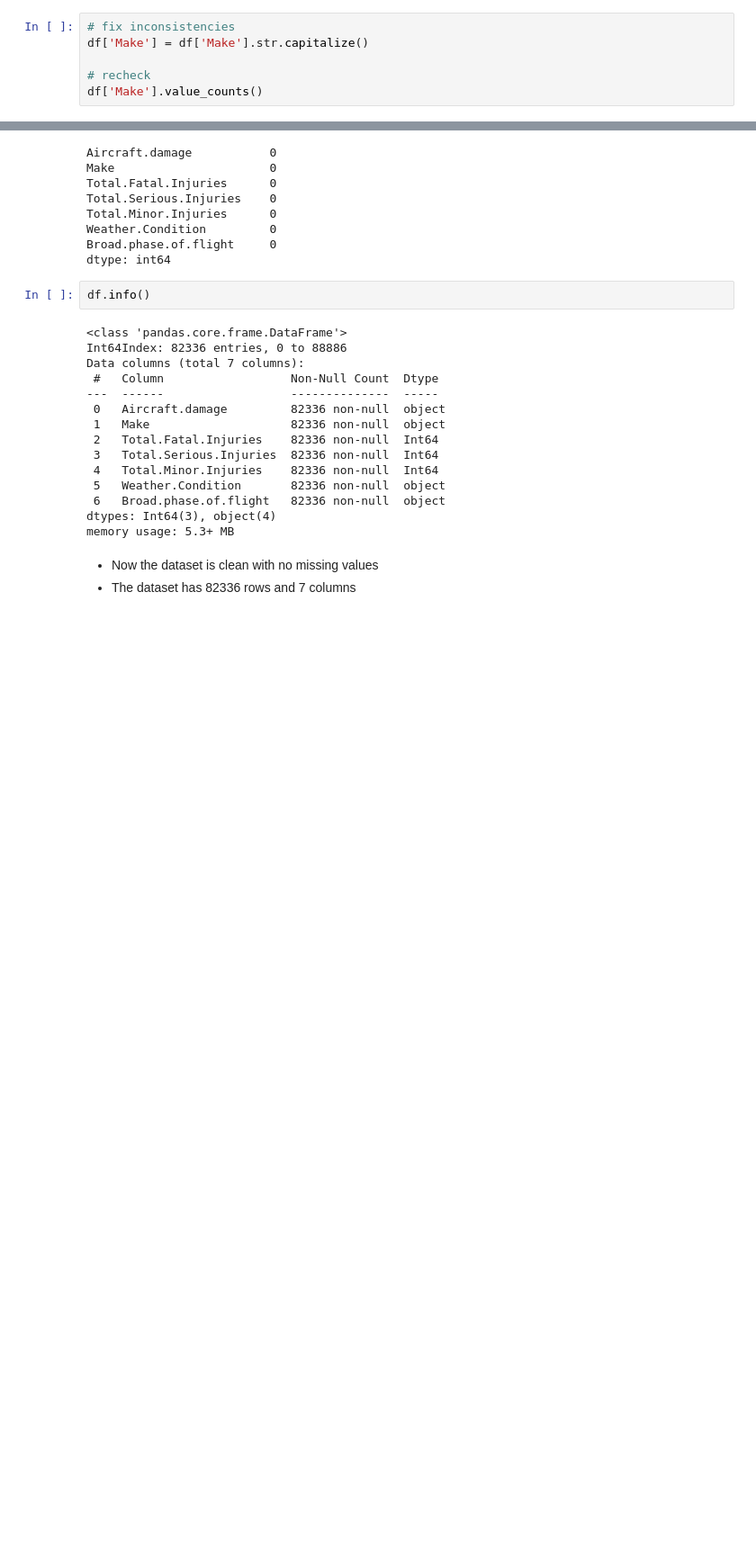
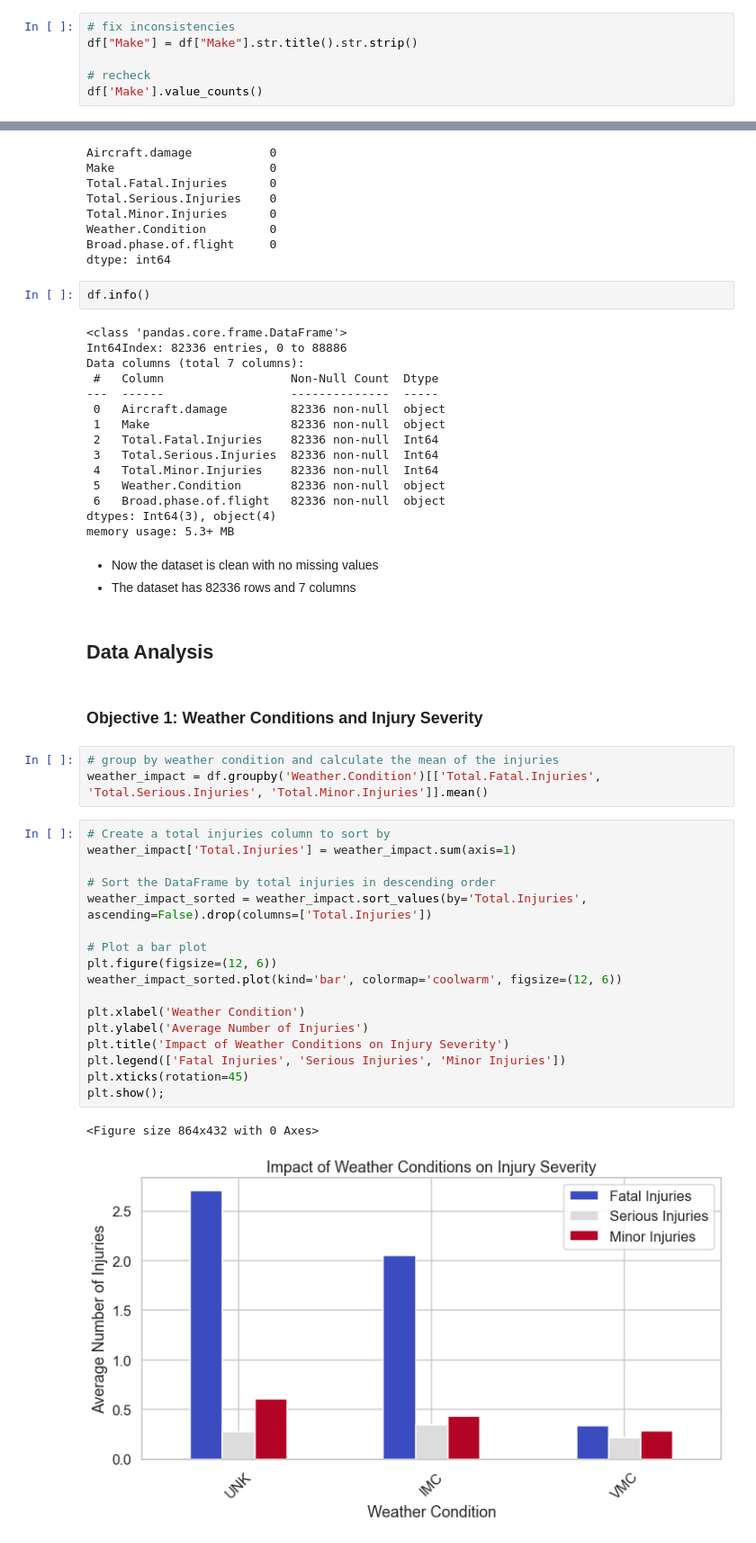
Before and after one commit to DianaMayalo/Phase-1-Project-Moringa-School, a Jupyter notebook: Aviation.ipynb, the cells around one changed output, grey strips where cells are left out. Shown: that part at 90% size. Saved outputs shown, nothing was run; the diff lists cells and outputs as text; blank space fills up the shorter version.

```diff
--- a/Aviation.ipynb
+++ b/Aviation.ipynb
@@ -208,7 +208,7 @@ Name: Make, Length: 7965, dtype: int64
 - The `Make` column has values such as Cessna and CESSNA that mean the same
 # %%
 # fix inconsistencies
-df['Make'] = df['Make'].str.capitalize()
+df["Make"] = df["Make"].str.title().str.strip()
 
 # recheck
 df['Make'].value_counts()
@@ -275,3 +275,30 @@ memory usage: 5.3+ MB
 # %% [markdown]
 - Now the dataset is clean with no missing values
 - The dataset has 82336 rows and 7 columns
+# %% [markdown]
+## Data Analysis
+# %% [markdown]
+### Objective 1: Weather Conditions and Injury Severity
+# %%
+# group by weather condition and calculate the mean of the injuries
+weather_impact = df.groupby('Weather.Condition')[['Total.Fatal.Injuries', 'Total.Serious.Injuries', 'Total.Minor.Injuries']].mean()
+# %%
+# Create a total injuries column to sort by
+weather_impact['Total.Injuries'] = weather_impact.sum(axis=1)
+
+# Sort the DataFrame by total injuries in descending order
+weather_impact_sorted = weather_impact.sort_values(by='Total.Injuries', ascending=False).drop(columns=['Total.Injuries'])
+
+# Plot a bar plot
+plt.figure(figsize=(12, 6))
+weather_impact_sorted.plot(kind='bar', colormap='coolwarm', figsize=(12, 6))
+
+plt.xlabel('Weather Condition')
+plt.ylabel('Average Number of Injuries')
+plt.title('Impact of Weather Conditions on Injury Severity')
+plt.legend(['Fatal Injuries', 'Serious Injuries', 'Minor Injuries'])
+plt.xticks(rotation=45)
+plt.show();
+# %% [output]
+<Figure size 864x432 with 0 Axes>
+[figure, added]
```
Also changed, not shown: parts of 2 cells of this notebook.
